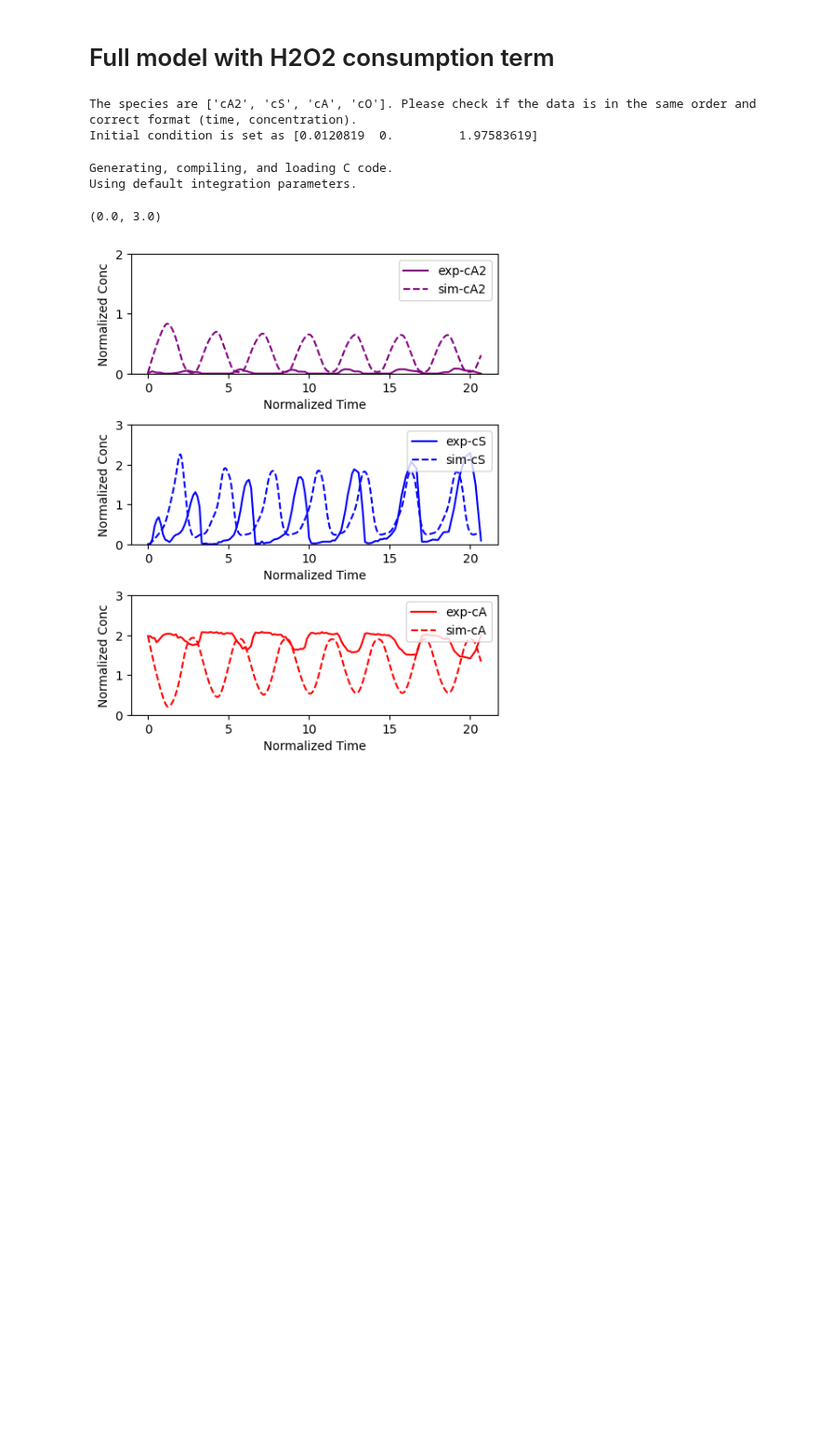
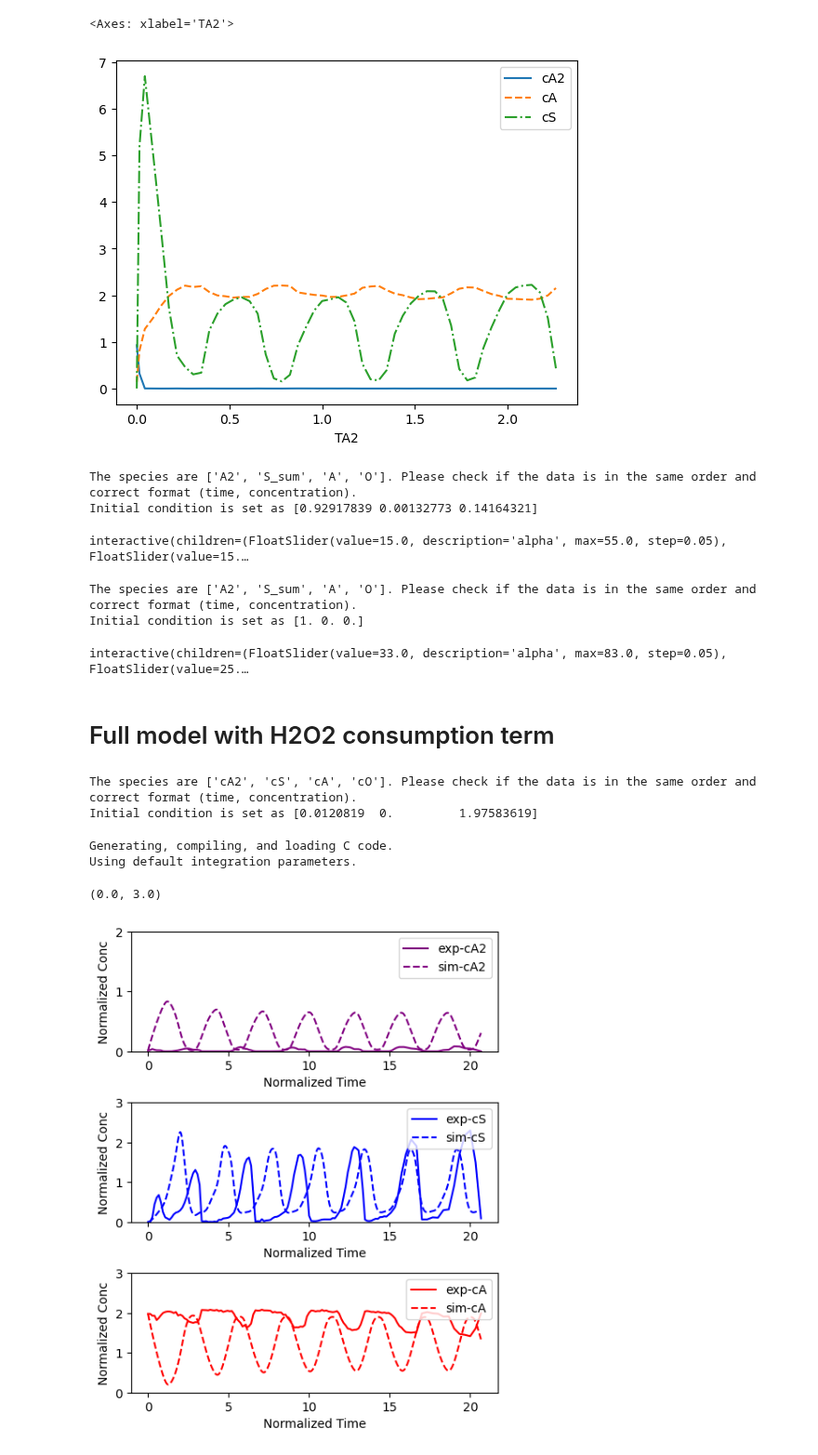
Before and after one commit to Zhiheng419/Chemical_Oscillation_Model, a Jupyter notebook: delayed_model_NatChem_fig1.ipynb, the cells around one changed output. Shown at 93% size. Drawn from its saved outputs; the diff is of its cells as text; code cells hidden in the pictures; blank space fills up the shorter version.

Commit message:
Added more useful data sets 120325

```diff
--- a/delayed_model_NatChem_fig1.ipynb
+++ b/delayed_model_NatChem_fig1.ipynb
@@ -7,15 +7,35 @@ from osc_toolkit import oscillation, delayed_oscillation
 from models import *
 from functools import partial
 # %%
-df_fig1f_NatChem_MH = pd.read_csv(r'Data_sets/3b_fig1f_osc_NatChem_MH.csv')
-cut_off, CMC_3b = 5.25, 0.52
-tau = 0.25
-C_A2tol = df_fig1f_NatChem_MH.loc[0, 'cA2'] + df_fig1f_NatChem_MH.loc[0, 'cA'] / 2
+df_fig4_NatChem_MH = pd.read_csv(r'Data_sets\3a_fig4_osc_NatChem_MH.csv')
+cut_off, CMC_3a = 5.25, 1.56
+tau = 1.15
+C_A2tol = df_fig4_NatChem_MH.loc[0, 'cA2'] + df_fig4_NatChem_MH.loc[0, 'cA'] / 2
 
-df_fig1f_NatChem_MH[['cA2', 'cA']] /= C_A2tol
-df_fig1f_NatChem_MH['cS'] /= CMC_3b
+df_fig4_NatChem_MH[['cA2', 'cA']] /= C_A2tol
+df_fig4_NatChem_MH['cS'] /= CMC_3a
 
-for s in ['TimeA2', 'TimeS', 'TimeA']:
-    df_fig1f_NatChem_MH[s] /= tau
-
-df_fig1f_NatChem_MH = df_fig1f_NatChem_MH[df_fig1f_NatChem_MH['TimeA2'] < cut_off/tau]
+for s in ['TA2', 'TS', 'TA']:
+    df_fig4_NatChem_MH[s] /= tau
+# %%
+df_fig4_NatChem_MH.plot(x='TA2', y=['cA2', 'cA', 'cS'], style=['-', '--', '-.'])
+# %% [output]
+<Axes: xlabel='TA2'>
+[figure, added]
+# %%
+params = np.array([15, 35.2, 0.65, 18.6])
+consts = np.array([0.11, 2])
+delay = np.array([0.02, 0.045])
+init_cond = [0.9, 0]
+delayed_model_fig4 = delayed_oscillation(delayed_approx_model_FTC, delay=delay, params=params, consts=consts, init_cond=init_cond, calc_all=calc_all_delayed_approx_model_FTC)
+delayed_model_fig4.add_exp_data(df_fig4_NatChem_MH)
+delayed_model_fig4.set_init_cond([0.93, 0])
+# %% [output]
+The species are ['A2', 'S_sum', 'A', 'O']. Please check if the data is in the same order and correct format (time, concentration).
+Initial condition is set as [0.92917839 0.00132773 0.14164321]
+# %%
+delayed_model_fig4.set_delay([0.005, 0.01])
+delayed_model_fig4.set_params([15, 15, 0.55, 10])
+delayed_model_fig4.interactive_plot(exp=True, ran=40, ylim=3)
+# %% [output]
+interactive(children=(FloatSlider(value=15.0, description='alpha', max=55.0, step=0.05), FloatSlider(value=15.…
@@ -22,3 +53,18 @@ df_fig1f_NatChem_MH = df_fig1f_NatChem_MH[df_fig1f_NatChem_MH['TimeA2'] < cut_of
+# %%
+params = np.array([33, 25, 0.5, 13])
+consts = np.array([0.11, 2])
+delay = np.array([0.01, 0.02])
+init_cond = [0.9, 0]
+delayed_model_figS3 = delayed_oscillation(delayed_approx_model_FTC, delay=delay, params=params, consts=consts, init_cond=init_cond, calc_all=calc_all_delayed_approx_model_FTC)
+delayed_model_figS3.add_exp_data(df_figS3_NatChem_MH)
+delayed_model_figS3.set_init_cond([0.9, 0])
+# %% [output]
+The species are ['A2', 'S_sum', 'A', 'O']. Please check if the data is in the same order and correct format (time, concentration).
+Initial condition is set as [1. 0. 0.]
+# %%
+delayed_model_figS3.interactive_plot(exp=True, ran=50, ylim=3)
+# %% [output]
+interactive(children=(FloatSlider(value=33.0, description='alpha', max=83.0, step=0.05), FloatSlider(value=25.…
 # %% [markdown]
 # Full model with H2O2 consumption term
 # %%
```
Also changed, not shown: parts of 1 cell of this notebook, 2 other files.
